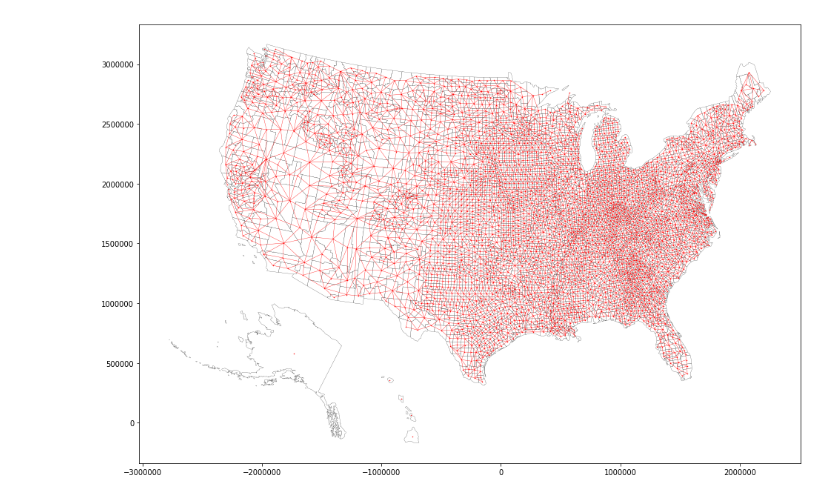
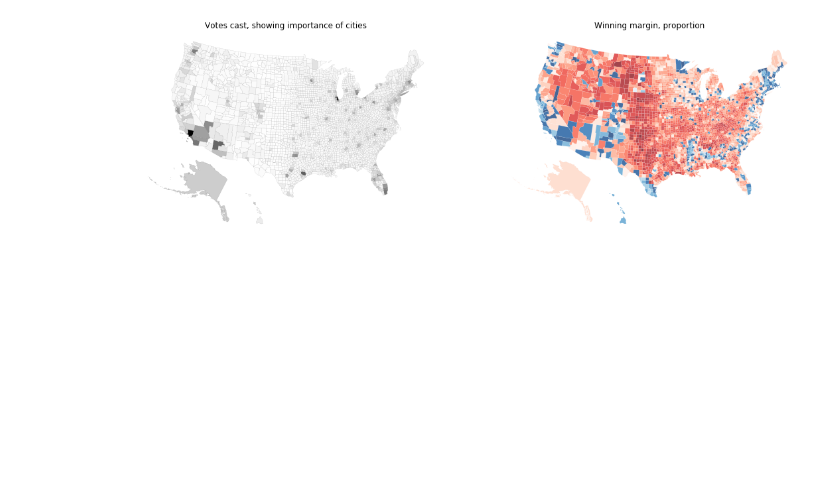
Before and after one commit to data-8/geography-88, a Jupyter notebook: session4/MAUP.ipynb, the cells around one changed output. Saved outputs shown, nothing was run; the diff lists cells and outputs as text; code cells hidden in the pictures; blank space fills up the shorter version.

```diff
--- a/session4/MAUP.ipynb
+++ b/session4/MAUP.ipynb
@@ -51,7 +21,0 @@ n_links = gpd.GeoSeries([shapely.geometry.linestring.LineString([centroids.geome
-# %%
-fig = plt.figure(figsize=(16,12))
-qp.quickplot(election, facecolor='w', edgecolor='k', linewidth=0.2)
-qp.quickplot(n_links, edgecolor='#ff0000', linewidth=0.35)
-qp.quickplot(centroids, markersize=1, color='r')
-# %% [output]
-[figure, removed]
@@ -86 +22,19 @@ election.newstate = nearest_states
+# %%
+fig = plt.figure(figsize=(18,8))
+
+ax = plt.subplot(121)
+ax.set_aspect('equal')
+ax.set_axis_off()
+ax.set_title('Votes cast, showing importance of cities')
+election['votes2'] = np.sqrt(election.votes)
+qp.quickplot(election, column='votes2', cmap='Greys', alpha=1, edgecolor='k', linewidth=0.05)
+
+ax = plt.subplot(122)
+ax.set_aspect('equal')
+ax.set_axis_off()
+ax.set_title('Winning margin, proportion')
+qp.quickplot(election[election.margin>0], column='margin', cmap='Reds', edgecolor='w', alpha=0.75, linewidth=0.15)
+qp.quickplot(election[election.margin<=0], column='margin', cmap='Blues', edgecolor='w', alpha=0.75, linewidth=0.15)
+# %% [output]
+[figure, added]
 # %%
```
Also changed, not shown: parts of 17 cells of this notebook, 5 other files.
